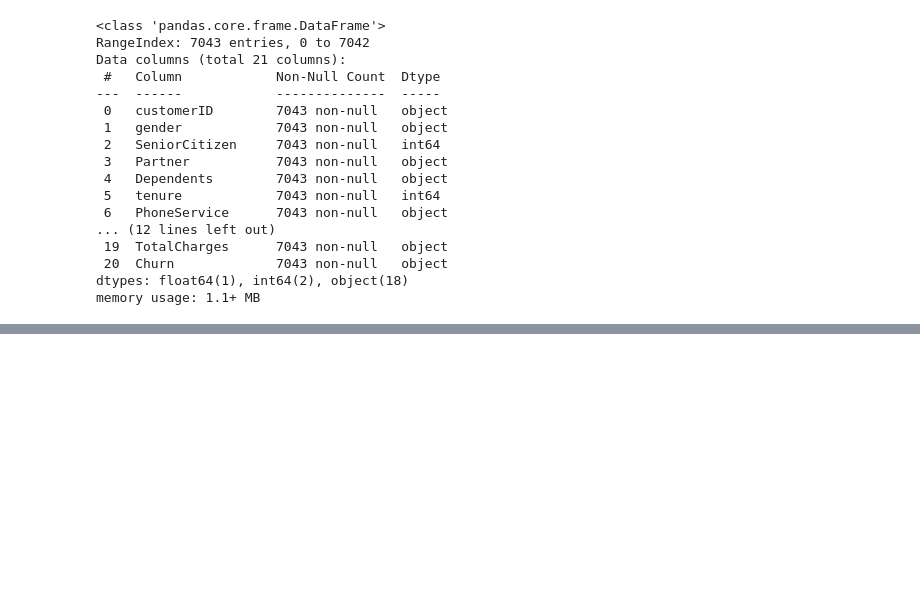
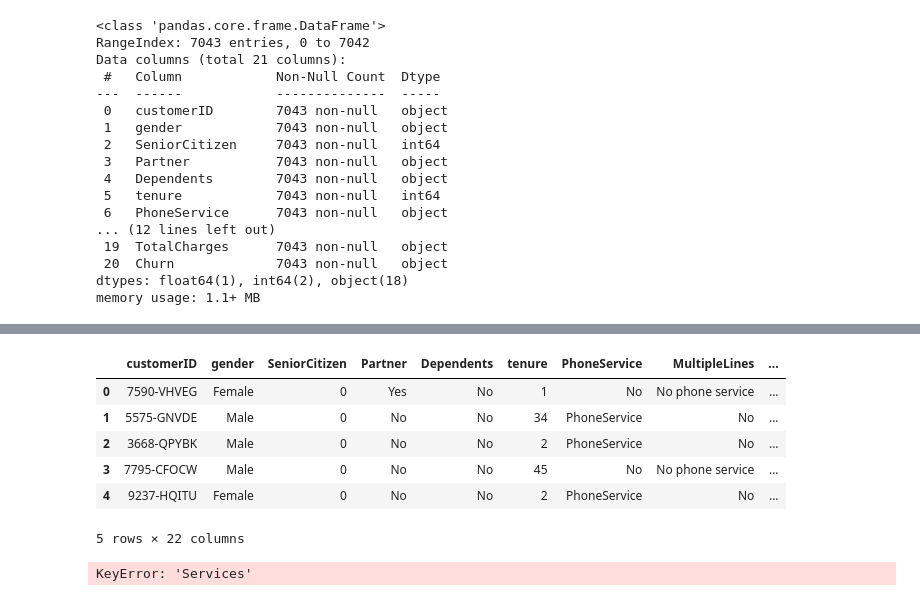
Before and after one commit to watsonndoria/ADS-Assignment-4, a Jupyter notebook: ADS-Assignment-4.ipynb, the cells around one changed output, grey strips where cells are left out. Cells and saved outputs as stored; diff of their text form; code cells hidden in the pictures; blank space fills up the shorter version.

```diff
--- a/ADS-Assignment-4.ipynb
+++ b/ADS-Assignment-4.ipynb
@@ -37 +87,25 @@ memory usage: 1.1+ MB
+# %%
+df["DeviceProtection"].replace({"Yes": "DeviceProtection"}, inplace=True)
+# %%
+df["TechSupport"].replace({"Yes": "TechSupport"}, inplace=True)
+# %%
+df["StreamingTV"].replace({"Yes": "StreamingTV"}, inplace=True)
+# %%
+df["StreamingMovies"].replace({"Yes": "StreamingMovies"}, inplace=True)
+# %%
+
+df['services'] =df[['PhoneService','InternetService','OnlineSecurity','TechSupport','StreamingTV','StreamingMovies']].apply(lambda x: ','.join(x), axis=1)
+df.head()
+# %% [output]
+|  | customerID | gender | SeniorCitizen | Partner | Dependents | tenure | PhoneService | MultipleLines | ... |
+| 0 | 7590-VHVEG | Female | 0 | Yes | No | 1 | No | No phone service | ... |
+| 1 | 5575-GNVDE | Male | 0 | No | No | 34 | PhoneService | No | ... |
+| 2 | 3668-QPYBK | Male | 0 | No | No | 2 | PhoneService | No | ... |
+| 3 | 7795-CFOCW | Male | 0 | No | No | 45 | No | No phone service | ... |
+| 4 | 9237-HQITU | Female | 0 | No | No | 2 | PhoneService | No | ... |
+5 rows × 22 columns
+# %%
+df["Services"].replace({"No": "Na"}, inplace=True)
+# %% [output]
+KeyError: 'Services'
 # %%
```
Also changed, not shown: parts of 10 cells of this notebook.
